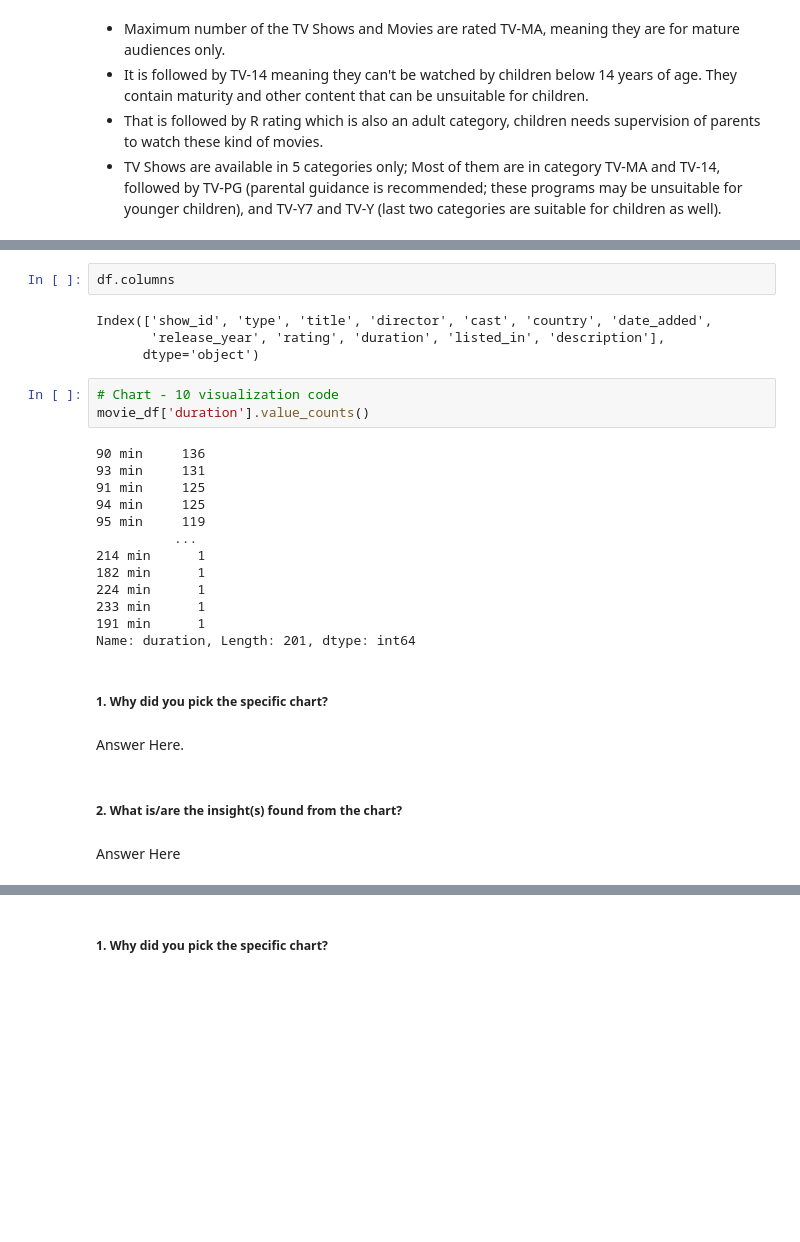
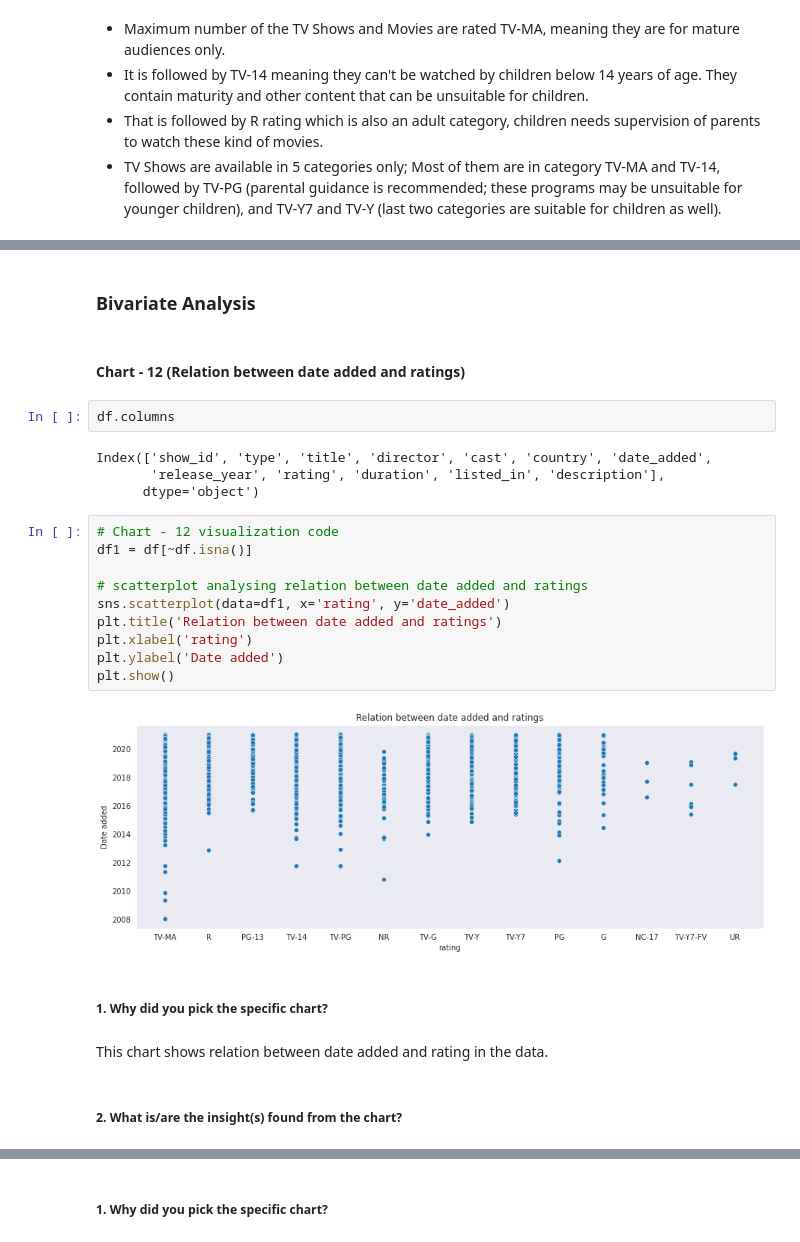
Before and after one commit to Bprs68/Netflix-content-clustering, a Jupyter notebook: Netflix_Movies_and_TV_Show_clustering.ipynb, the cells around one changed output, grey strips where cells are left out. Drawn from its saved outputs; the diff is of its cells as text; blank space fills up the shorter version.

```diff
--- a/Netflix_Movies_and_TV_Show_clustering.ipynb
+++ b/Netflix_Movies_and_TV_Show_clustering.ipynb
@@ -980,30 +1057,28 @@ This chart shows Count of TV Shows and Movies by each rating type.
+# %% [markdown]
+### Bivariate Analysis
+# %% [markdown]
+#### Chart - 12 **(Relation between date added and ratings)**
 # %%
 df.columns
 # %% [output]
 Index(['show_id', 'type', 'title', 'director', 'cast', 'country', 'date_added',
        'release_year', 'rating', 'duration', 'listed_in', 'description'],
       dtype='object')
-# %%
-# Chart - 10 visualization code
-movie_df['duration'].value_counts()
-# %% [output]
-90 min     136
-93 min     131
-91 min     125
-94 min     125
-95 min     119
-          ...
-214 min      1
-182 min      1
-224 min      1
-233 min      1
-191 min      1
-Name: duration, Length: 201, dtype: int64
+# %%
+# Chart - 12 visualization code
+df1 = df[~df.isna()]
+
+# scatterplot analysing relation between date added and ratings
+sns.scatterplot(data=df1, x='rating', y='date_added')
+plt.title('Relation between date added and ratings')
+plt.xlabel('rating')
+plt.ylabel('Date added')
+plt.show()
+# %% [output]
+[figure, added]
 # %% [markdown]
 ##### 1. Why did you pick the specific chart?
-# %% [markdown]
-Answer Here.
+# %% [markdown]
+This chart shows relation between date added and rating in the data.
 # %% [markdown]
 ##### 2. What is/are the insight(s) found from the chart?
-# %% [markdown]
-Answer Here
```
Also changed, not shown: parts of 72 cells of this notebook.
